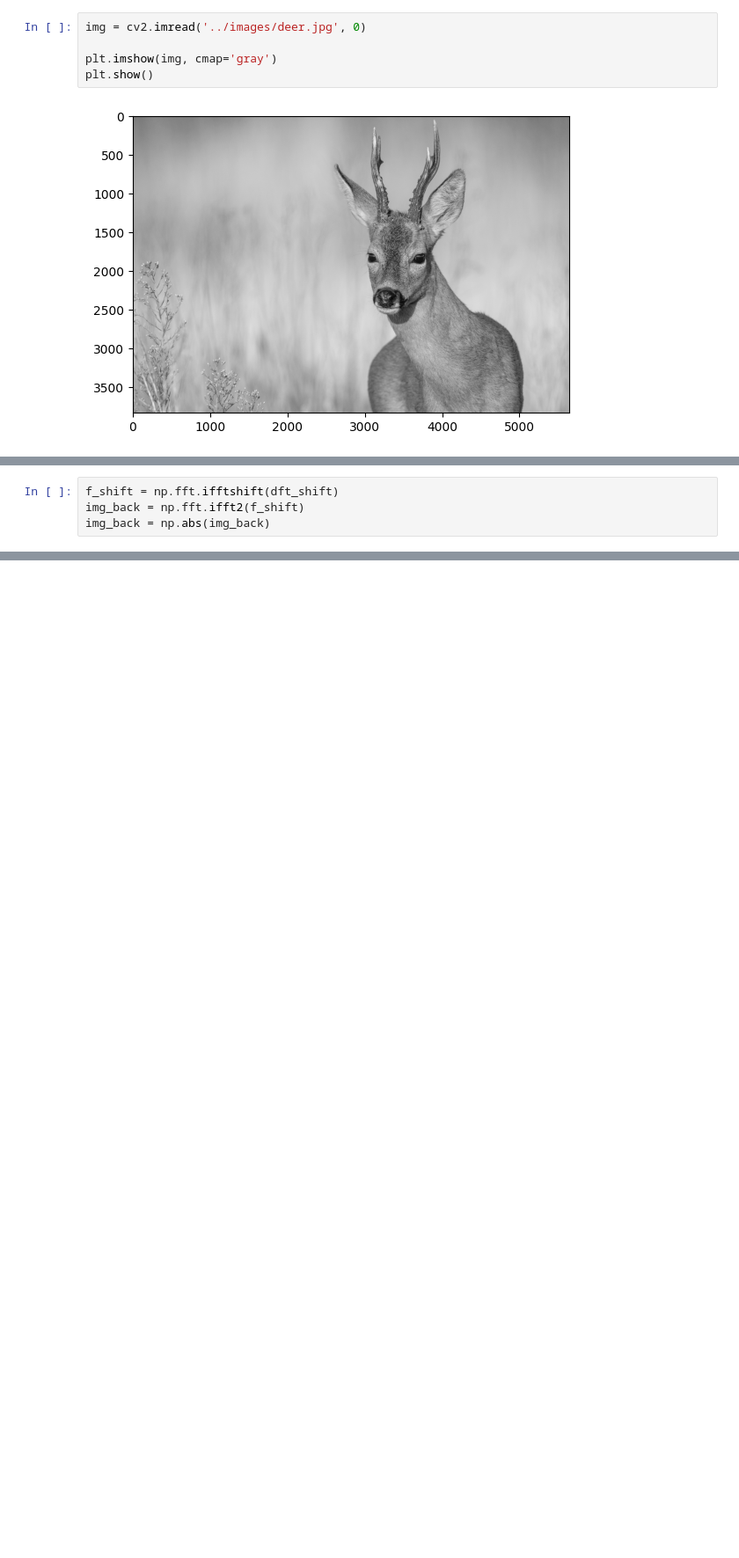
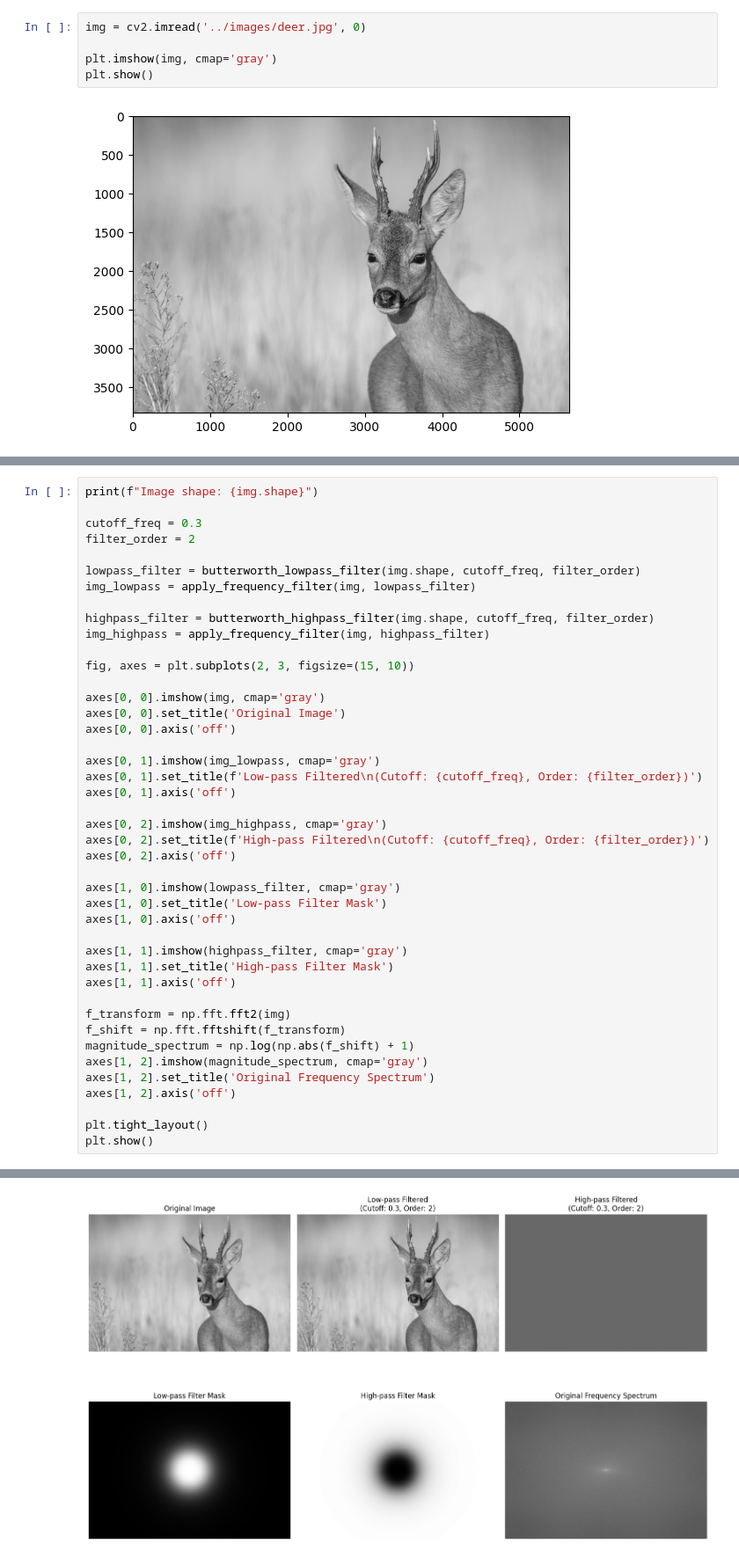
Before and after one commit to Istiaq-Fuad/digital-image-processing, a Jupyter notebook: notebooks/test.ipynb, the cells around one changed output, grey strips where cells are left out. Shown at 88% size. Saved outputs shown, nothing was run; the diff lists cells and outputs as text; blank space fills up the shorter version.

```diff
--- a/notebooks/test.ipynb
+++ b/notebooks/test.ipynb
@@ -22,4 +11,0 @@ plt.show()
-# %%
-f_shift = np.fft.ifftshift(dft_shift)
-img_back = np.fft.ifft2(f_shift)
-img_back = np.abs(img_back)
@@ -37,0 +44,44 @@ True
+# %%
+print(f"Image shape: {img.shape}")
+
+cutoff_freq = 0.3
+filter_order = 2
+
+lowpass_filter = butterworth_lowpass_filter(img.shape, cutoff_freq, filter_order)
+img_lowpass = apply_frequency_filter(img, lowpass_filter)
+
+highpass_filter = butterworth_highpass_filter(img.shape, cutoff_freq, filter_order)
+img_highpass = apply_frequency_filter(img, highpass_filter)
+
+fig, axes = plt.subplots(2, 3, figsize=(15, 10))
+
+axes[0, 0].imshow(img, cmap='gray')
+axes[0, 0].set_title('Original Image')
+axes[0, 0].axis('off')
+
+axes[0, 1].imshow(img_lowpass, cmap='gray')
+axes[0, 1].set_title(f'Low-pass Filtered\n(Cutoff: {cutoff_freq}, Order: {filter_order})')
+axes[0, 1].axis('off')
+
+axes[0, 2].imshow(img_highpass, cmap='gray')
+axes[0, 2].set_title(f'High-pass Filtered\n(Cutoff: {cutoff_freq}, Order: {filter_order})')
+axes[0, 2].axis('off')
+
+axes[1, 0].imshow(lowpass_filter, cmap='gray')
+axes[1, 0].set_title('Low-pass Filter Mask')
+axes[1, 0].axis('off')
+
+axes[1, 1].imshow(highpass_filter, cmap='gray')
+axes[1, 1].set_title('High-pass Filter Mask')
+axes[1, 1].axis('off')
+
+f_transform = np.fft.fft2(img)
+f_shift = np.fft.fftshift(f_transform)
+magnitude_spectrum = np.log(np.abs(f_shift) + 1)
+axes[1, 2].imshow(magnitude_spectrum, cmap='gray')
+axes[1, 2].set_title('Original Frequency Spectrum')
+axes[1, 2].axis('off')
+
+plt.tight_layout()
+plt.show()
+# %% [output]
@@ -37,0 +89 @@ True
+[figure, added]
```
Also changed, not shown: parts of 7 cells of this notebook, 9 other files.
